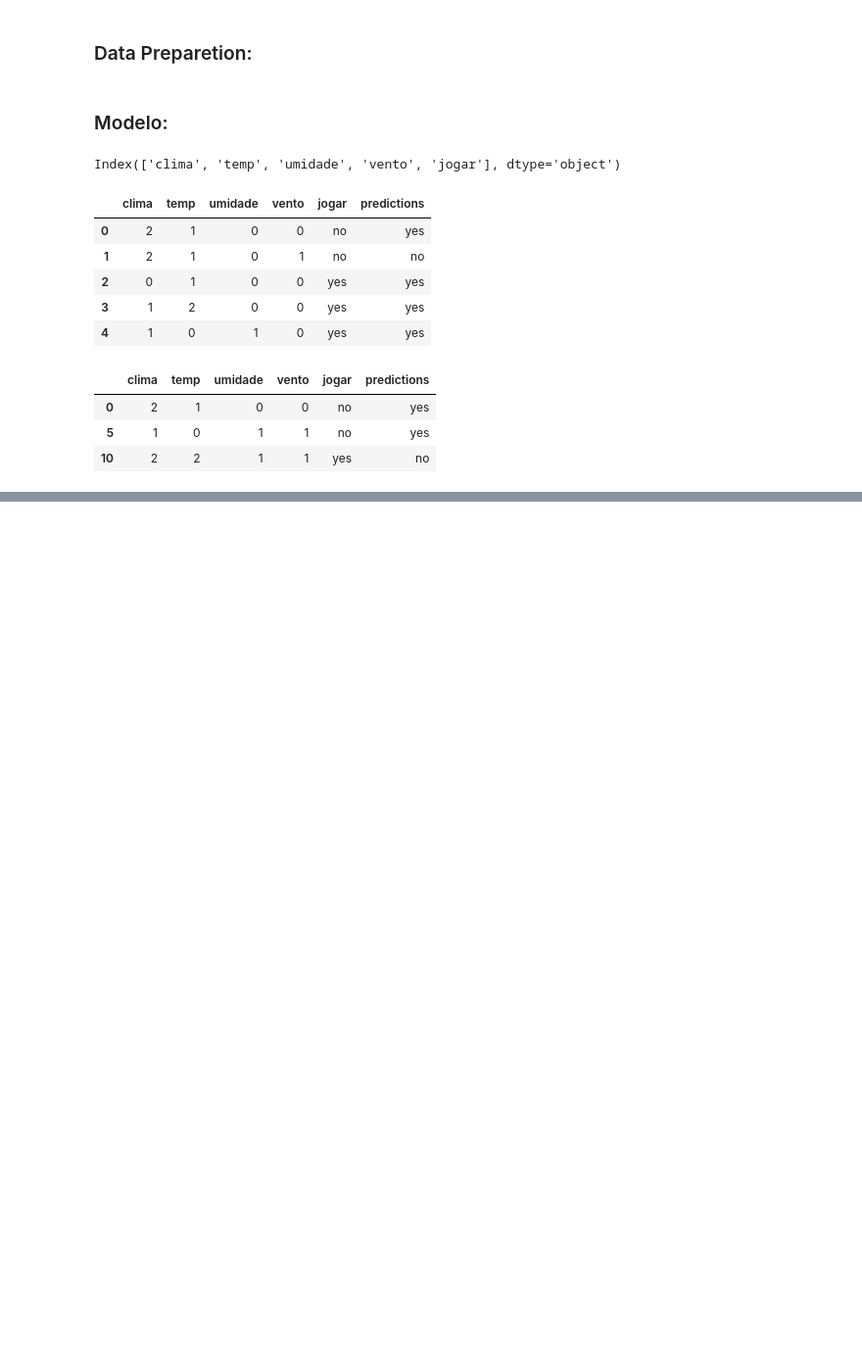
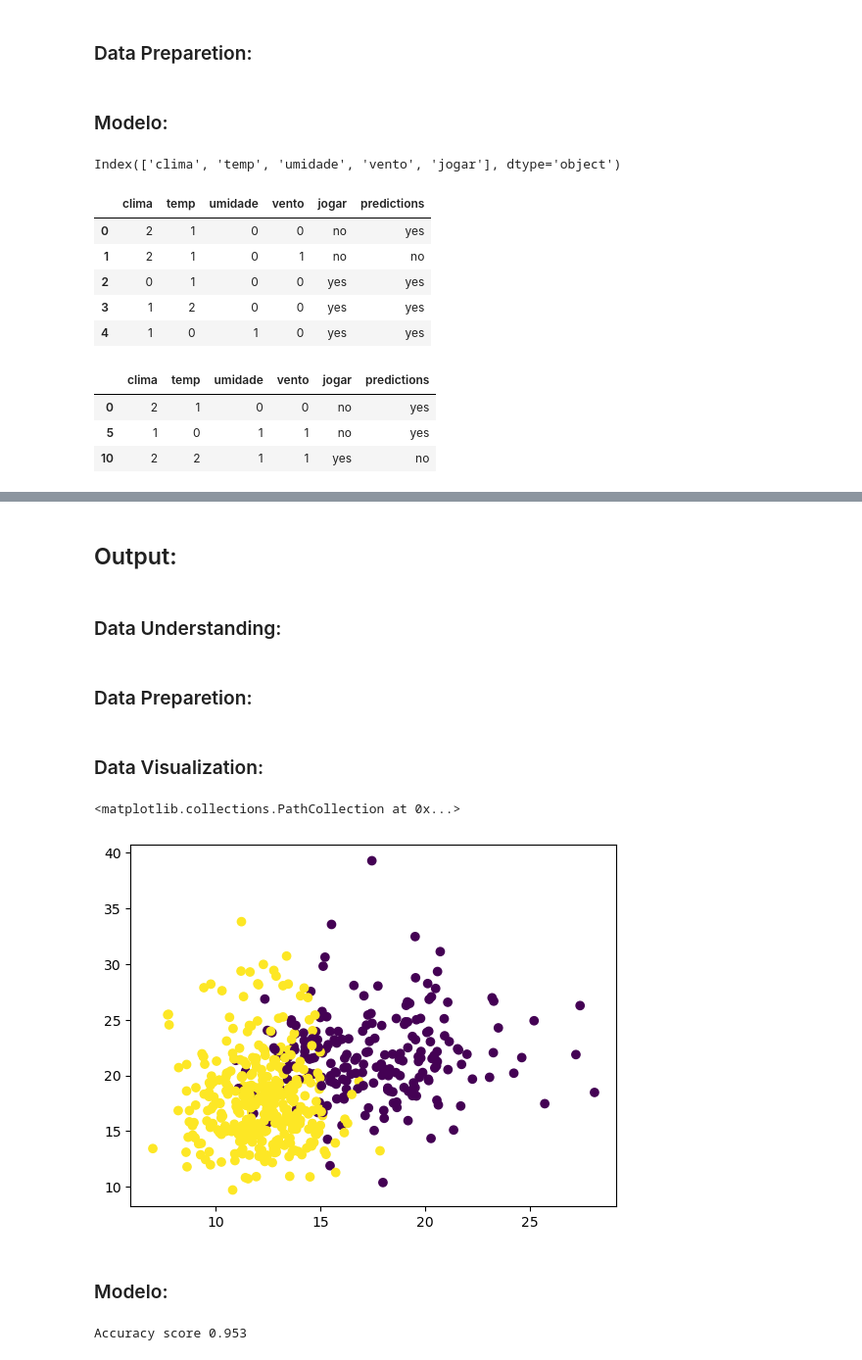
Before and after one commit to SamuelBarbosaDev/DataExpert, a Jupyter notebook: core/core/slots/8/Classification/main.ipynb, the cells around one changed output, grey strips where cells are left out. Shown at 98% size. Saved outputs shown, nothing was run; the diff lists cells and outputs as text; code cells hidden in the pictures; blank space fills up the shorter version.

```diff
--- a/core/core/slots/8/Classification/main.ipynb
+++ b/core/core/slots/8/Classification/main.ipynb
@@ -373,0 +521,2 @@ display(df_golf[df_golf['jogar'] != df_golf['predictions']])
+# %%
+df_wine = datasets.load_wine()
@@ -373,0 +609,5 @@ display(df_golf[df_golf['jogar'] != df_golf['predictions']])
+# %%
+training, y_pred, y_test = knn.training(
+    x=df_wine.data,
+    y=df_wine.target
+);
@@ -373,0 +625,2 @@ display(df_golf[df_golf['jogar'] != df_golf['predictions']])
+# %%
+df_bc = datasets.load_breast_cancer()
@@ -373,0 +706,18 @@ display(df_golf[df_golf['jogar'] != df_golf['predictions']])
+# %% [markdown]
+## Output:
+# %% [markdown]
+### Data Understanding:
+# %% [markdown]
+### Data Preparetion:
+# %% [markdown]
+### Data Visualization:
+# %%
+svm.gráfico_de_dispersão(
+    x=df_bc.data,
+    y=df_bc.target,
+)
+# %% [output]
+<matplotlib.collections.PathCollection at 0x...>
+[figure, added]
+# %% [markdown]
+### Modelo:
@@ -373,0 +729,7 @@ display(df_golf[df_golf['jogar'] != df_golf['predictions']])
+# %%
+svm.métrica(
+    y_pred=y_pred,
+    y_test=y_test
+)
+# %% [output]
+Accuracy score 0.953
```
Also changed, not shown: parts of 57 cells of this notebook, 1 other file.
